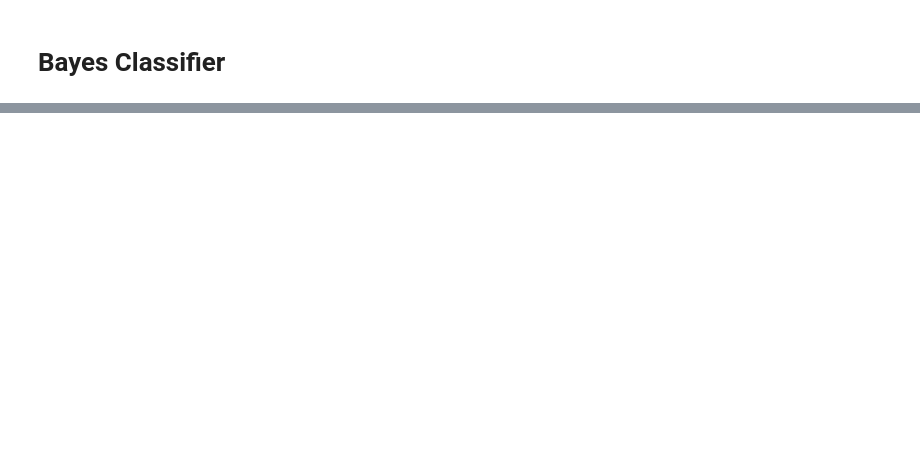
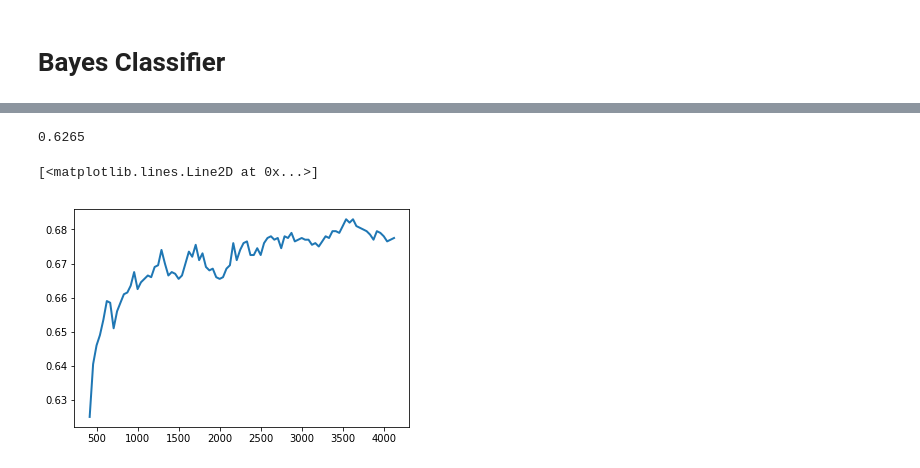
Before and after one commit to anyu0/machine-learning-2020s, a Jupyter notebook: ml_hw_1_5.ipynb, the cells around one changed output, grey strips where cells are left out. Cells and saved outputs as stored; diff of their text form; code cells hidden in the pictures; blank space fills up the shorter version.

```diff
--- a/ml_hw_1_5.ipynb
+++ b/ml_hw_1_5.ipynb
@@ -94,0 +131,3 @@ print(len(test_data_knn[test_data_knn["two_year_recid"] == test_data_knn["y_1000
+# %%
+for i in range(len(x)):
+    print(x[i], y[i])
@@ -129,0 +192,16 @@ array([ 0, 37, -1,  0,  0, -1, -5, -1,  1])
+# %%
+x = []
+y_mle = []
+y_knn = []
+y_bay = []
+N = 100
+step = train_data.shape[0]/N
+
+for k in range(10,N):
+    print(k)
+    i = int(k*step)
+    train_data_curr = train_data[:i]
+    x.append(i)
+    y_mle.append(MLE(train_data_curr))
+    y_knn.append(KNN(90,2,train_data_curr))
+    y_bay.append(NB(train_data_curr))
@@ -129,0 +226,9 @@ array([ 0, 37, -1,  0,  0, -1, -5, -1,  1])
+# %%
+MLE(train_data_curr)
+# %% [output]
+0.6265
+# %%
+plt.plot(x, y_bay, linewidth=2.0)
+# %% [output]
+[<matplotlib.lines.Line2D at 0x...>]
+[figure, added]
```
Also changed, not shown: parts of 18 cells of this notebook.
